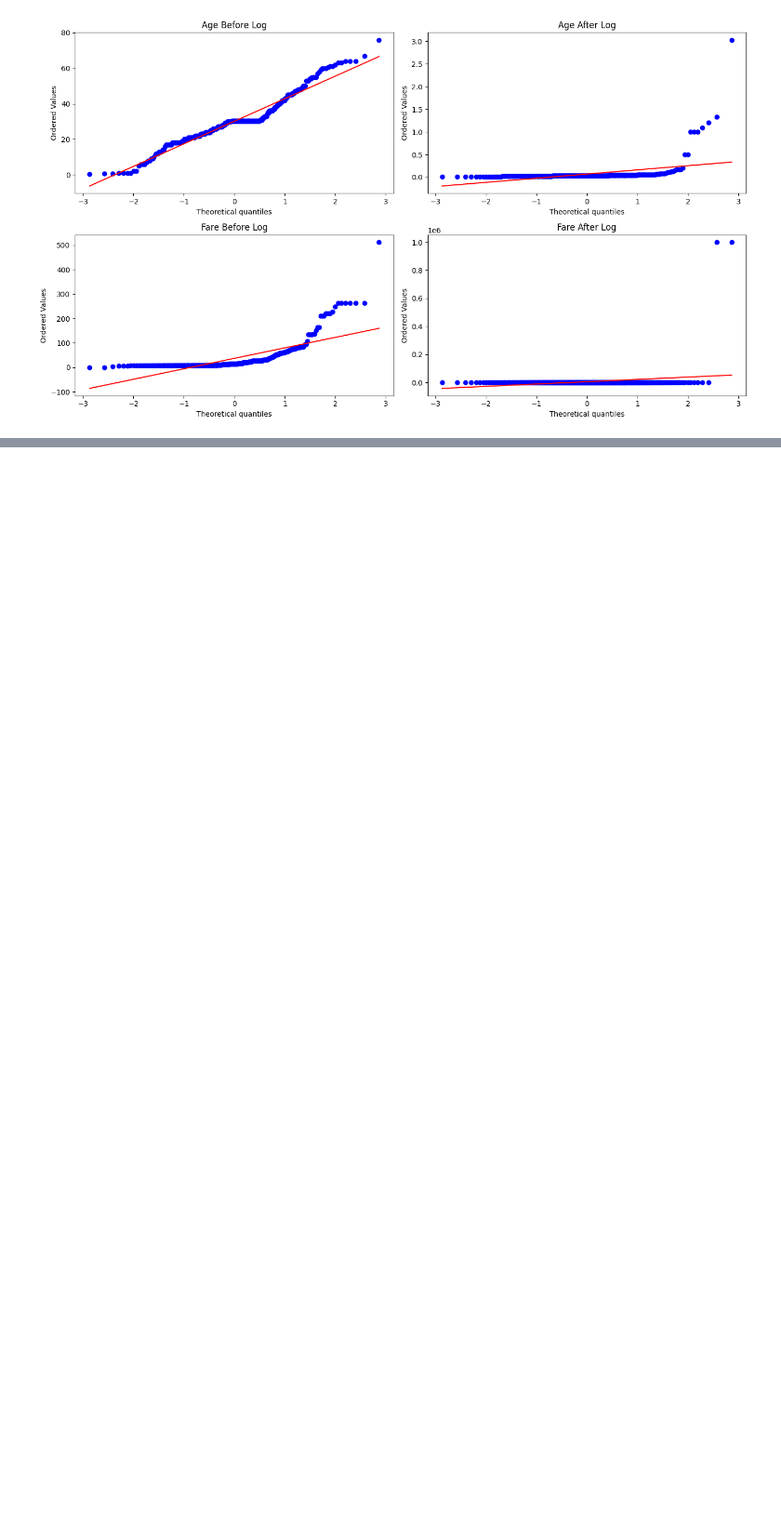
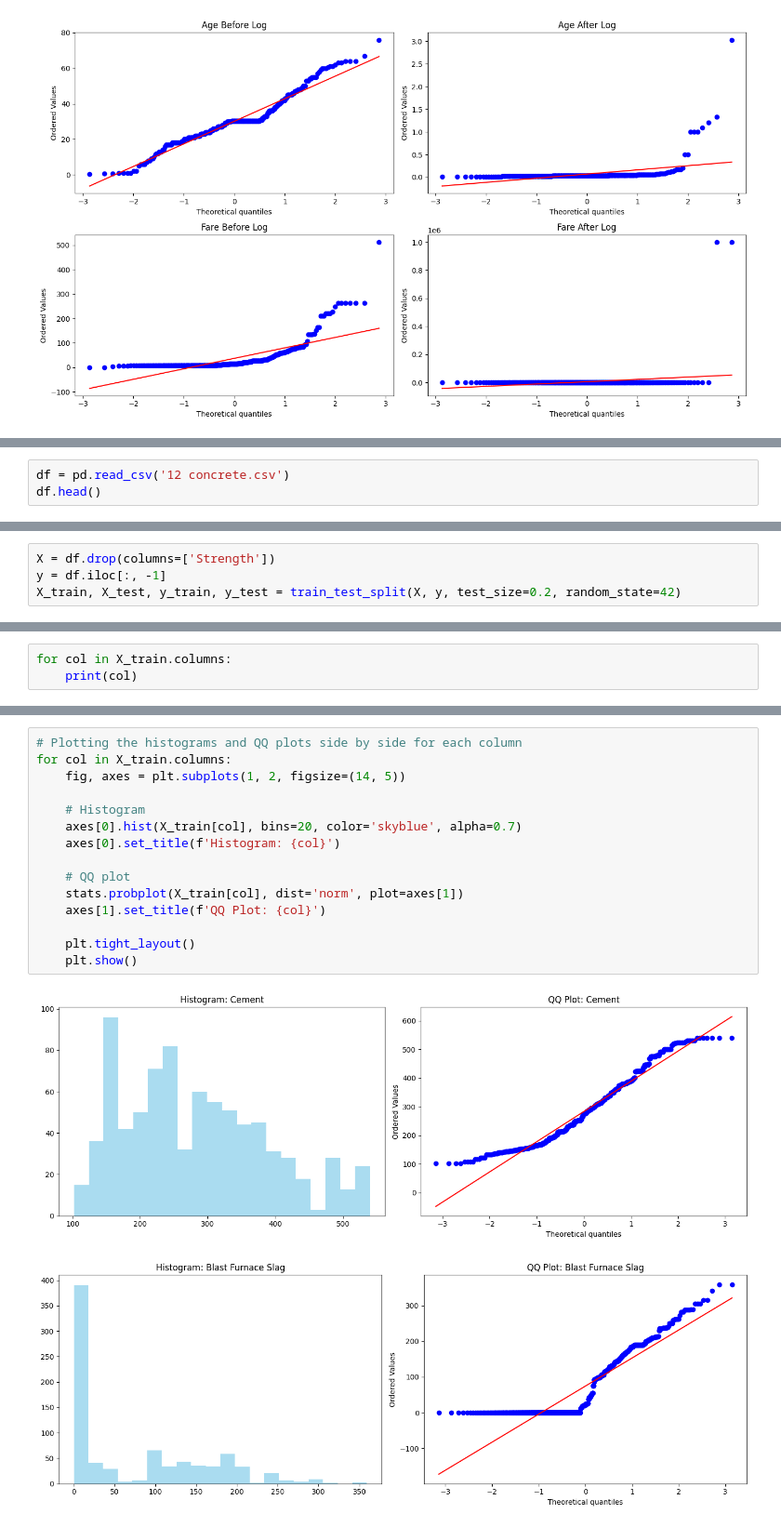
Before and after one commit to Dhe-Reigner/sk-learn, a Jupyter notebook: sci.ipynb, the cells around one changed output, grey strips where cells are left out. Shown at 93% size. Saved outputs shown, nothing was run; the diff lists cells and outputs as text; blank space fills up the shorter version.

```diff
--- a/sci.ipynb
+++ b/sci.ipynb
@@ -1329,0 +1343,3 @@ plt.show()
+# %%
+df = pd.read_csv('12 concrete.csv')
+df.head()
@@ -1329,0 +1355,4 @@ plt.show()
+# %%
+X = df.drop(columns=['Strength'])
+y = df.iloc[:, -1]
+X_train, X_test, y_train, y_test = train_test_split(X, y, test_size=0.2, random_state=42)
@@ -1329,0 +1377,3 @@ plt.show()
+# %%
+for col in X_train.columns:
+    print(col)
@@ -1329,0 +1389,18 @@ plt.show()
+# %%
+# Plotting the histograms and QQ plots side by side for each column
+for col in X_train.columns:
+    fig, axes = plt.subplots(1, 2, figsize=(14, 5))
+
+    # Histogram
+    axes[0].hist(X_train[col], bins=20, color='skyblue', alpha=0.7)
+    axes[0].set_title(f'Histogram: {col}')
+
+    # QQ plot
+    stats.probplot(X_train[col], dist='norm', plot=axes[1])
+    axes[1].set_title(f'QQ Plot: {col}')
+
+    plt.tight_layout()
+    plt.show()
+# %% [output]
+[figure, added]
+[figure, added]
```
Also changed, not shown: parts of 15 cells of this notebook, 1 other file.
